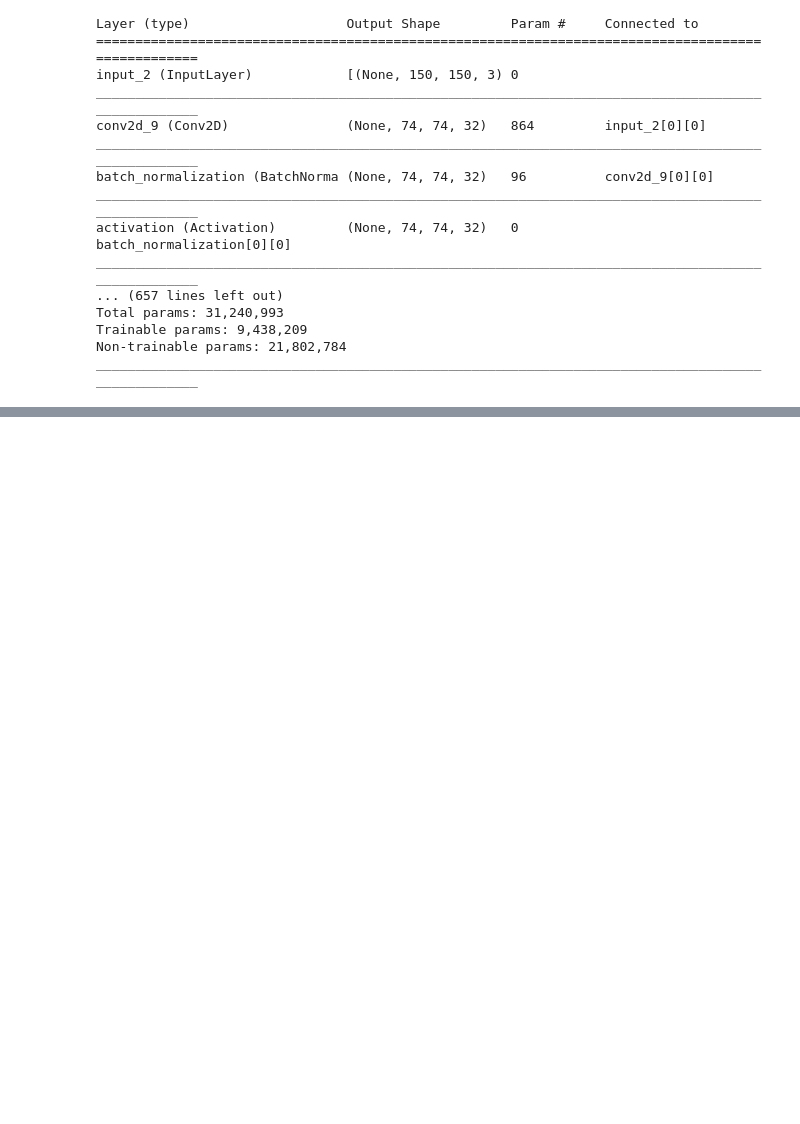
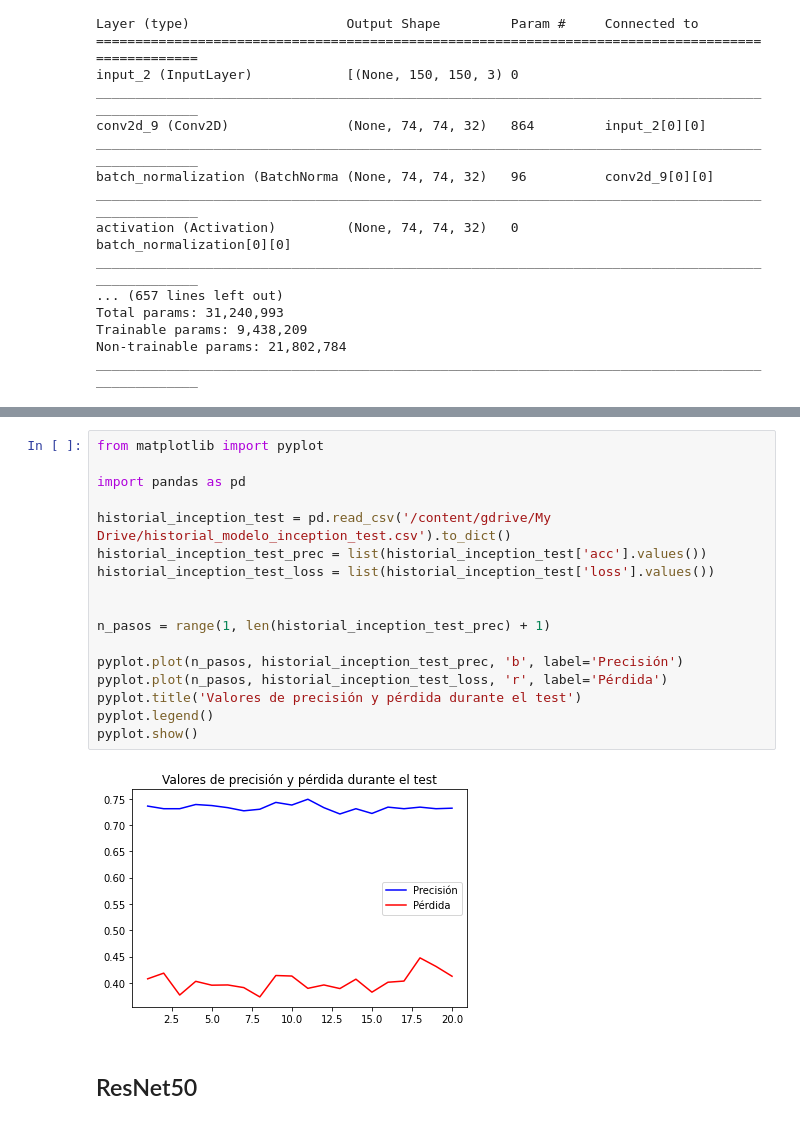
Before and after one commit to Popou123/Trabajo-Jaime-Rodriguez-Albuin, a Jupyter notebook: TFG.ipynb, the cells around one changed output, grey strips where cells are left out. Cells and saved outputs as stored; diff of their text form; blank space fills up the shorter version.

```diff
--- a/TFG.ipynb
+++ b/TFG.ipynb
@@ -1056,0 +1148,21 @@ Epoch 10/10
+# %%
+from matplotlib import pyplot
+
+import pandas as pd
+
+historial_inception_test = pd.read_csv('/content/gdrive/My Drive/historial_modelo_inception_test.csv').to_dict()
+historial_inception_test_prec = list(historial_inception_test['acc'].values())
+historial_inception_test_loss = list(historial_inception_test['loss'].values())
+
+
+n_pasos = range(1, len(historial_inception_test_prec) + 1)
+
+pyplot.plot(n_pasos, historial_inception_test_prec, 'b', label='Precisión')
+pyplot.plot(n_pasos, historial_inception_test_loss, 'r', label='Pérdida')
+pyplot.title('Valores de precisión y pérdida durante el test')
+pyplot.legend()
+pyplot.show()
+# %% [output]
+[figure, added]
+# %% [markdown]
+## ResNet50
```
Also changed, not shown: parts of 24 cells of this notebook.
